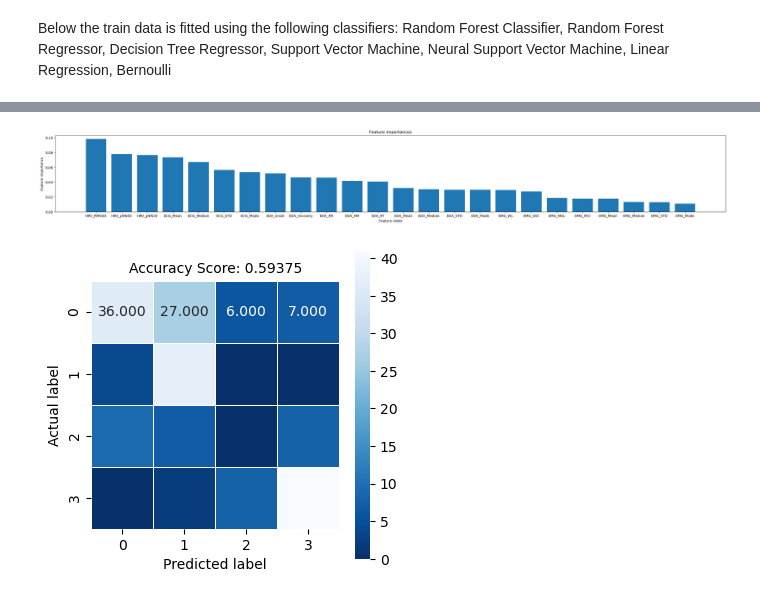
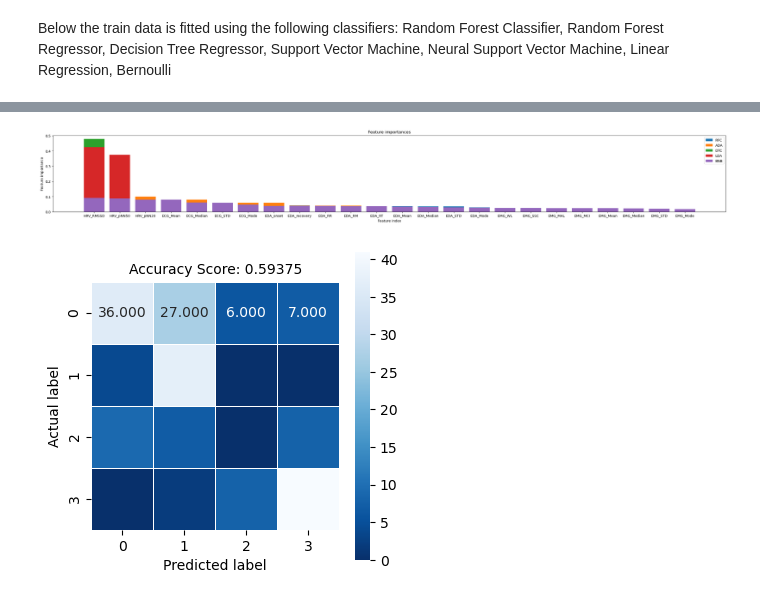
Before and after one commit to SjdTl/BioSensing, a Jupyter notebook: Classification/Biosensing classification.ipynb, the cells around one changed output, grey strips where cells are left out. Saved outputs shown, nothing was run; the diff lists cells and outputs as text; code cells hidden in the pictures.

```diff
--- a/Classification/Biosensing classification.ipynb
+++ b/Classification/Biosensing classification.ipynb
@@ -11,6 +11,9 @@ import os
 #Extract the data from the pickle file
 features_data = pd.read_pickle("features.pkl")
 features_data = features_data.drop(columns=['random_feature'])
+
+num_subjects=15
+train_test_split=0.3
 
 #Split data into
 #TO ADD
@@ -29,16 +32,18 @@ features_data_scaled = pd.DataFrame(scaler.fit_transform(features_data_turncated
 features_data_scaled = features_data_scaled.join(features_data['label'])
 features_data_scaled = features_data_scaled.join(features_data['subject'])
 
-# Create shuffeled subject array
-subject_array = np.arange(1, 16)
+#Create shuffeled subject array
+subject_array = np.arange(1, num_subjects+1)
 np.random.shuffle(subject_array)
 
-# We choose the firtst 4 subjects in the subject array as test and the rest as train
-test_data = pd.DataFrame(features_data_scaled.loc[features_data_scaled['subject'] == subject_array[0]])
-train_data = pd.DataFrame(features_data_scaled.loc[features_data_scaled['subject'] == subject_array[4]])
-for ts_sub in range(1, 4):
+#Split dataset into test and train
+num_test_subjects = round(num_subjects * train_test_split)
+num_train_subjects = num_subjects - num_test_subjects
+test_data = pd.DataFrame()
+train_data = pd.DataFrame()
+for ts_sub in range(0, num_test_subjects):
     test_data = pd.concat((test_data, features_data_scaled.loc[features_data_scaled['subject'] == subject_array[ts_sub]]))
-for tr_sub in range(4, 15):
+for tr_sub in range(num_test_subjects, num_subjects):
     train_data = pd.concat((train_data, features_data_scaled.loc[features_data_scaled['subject'] == subject_array[tr_sub]]))
 
 X_train = train_data.drop(columns=['label', 'subject']).to_numpy()
@@ -169,21 +178,46 @@ Bernoulli Accuracy, MSE: 49.74%, 1.80
 # %%
+from sklearn.inspection import permutation_importance
+
 # Get feature importances
-importances = classifier_RFC.feature_importances_
+importances_RFC = classifier_RFC.feature_importances_
+
+importances_ADA = classifier_ADA.feature_importances_
+
+importances_DTC = classifier_DTC.feature_importances_
+
+importances_LDA = np.linalg.norm(classifier_LDA.coef_, axis=0) / np.sqrt(np.sum(classifier_LDA.coef_**2))
+importances_LDA = np.array(importances_LDA / min(importances_LDA))
+importances_LDA = importances_LDA / sum(importances_LDA)
+
+importances_BNB = np.linalg.norm(classifier_BNB.feature_log_prob_, axis=0) / np.sqrt(np.sum(classifier_BNB.feature_log_prob_**2))
+importances_BNB = np.array(importances_BNB / min(importances_BNB))
+importances_BNB = importances_BNB / sum(importances_BNB)
+
+#importances_SVM = permutation_importance(classifier_SVM, x_test, y_test).importances_mean
 
 # Sort feature importances in descending order
-indices = np.argsort(importances)[::-1]
+indices_RFC = np.argsort(importances_RFC)[::-1]
+indices_ADA = np.argsort(importances_ADA)[::-1]
+indices_DTC = np.argsort(importances_DTC)[::-1]
+indices_LDA = np.argsort(importances_LDA)[::-1]
+indices_BNB = np.argsort(importances_BNB)[::-1]
 
 # Plot the feature importances
 plt.figure()
 plt.rcParams['figure.figsize'] = [35, 4]
 plt.title("Feature importances")
-plt.bar(range(X_train.shape[1]), importances[indices], align="center")
+plt.bar(range(X_train.shape[1]), importances_RFC[indices_RFC], align="center")
+plt.bar(range(X_train.shape[1]), importances_ADA[indices_ADA], align="center")
+plt.bar(range(X_train.shape[1]), importances_DTC[indices_DTC], align="center")
+plt.bar(range(X_train.shape[1]), importances_LDA[indices_LDA], align="center")
+plt.bar(range(X_train.shape[1]), importances_BNB[indices_BNB], align="center")
 plt.xticks(range(X_train.shape[1]), list(features_data_turncated.columns))
 plt.xlabel("Feature index")
 plt.ylabel("Feature importance")
+plt.legend(["RFC", "ADA", "DTC", "LDA", "BNB", "SVM"])
 plt.show()
 # %% [output]
-[figure, old version]
+[figure, new version]
 # %%
 cm = confusion_matrix(y_test, y_pred_RFC)
 score = classifier_.score(x_test, y_test)
```
Also changed, not shown: parts of 1 cell of this notebook, 2 other files.
